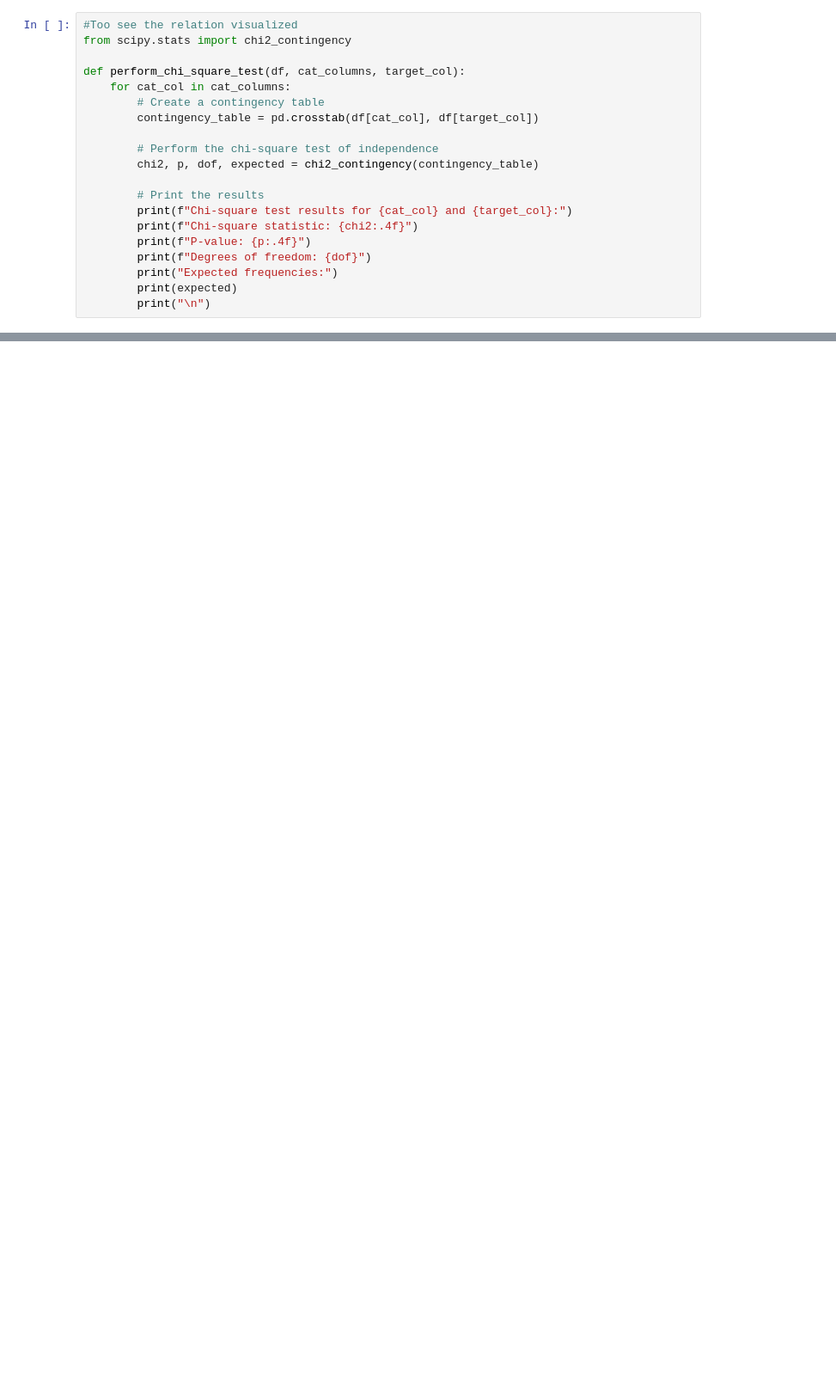
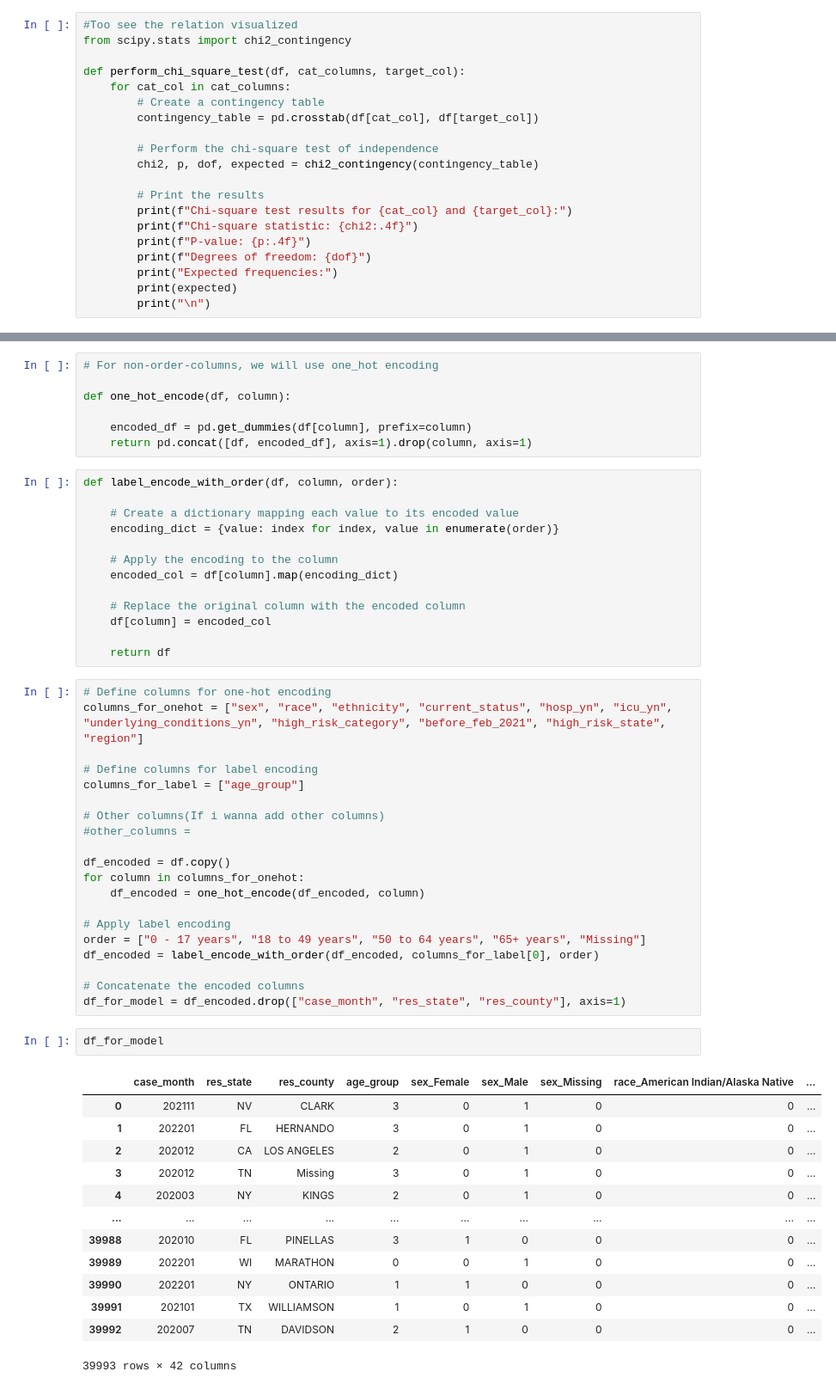
Before and after one commit to keyinb/data-analytics, a Jupyter notebook: 2022-Homework2-Notebook_shuya.ipynb, the cells around one changed output, grey strips where cells are left out. Shown: that part at 86% size. Saved outputs shown, nothing was run; the diff lists cells and outputs as text; blank space fills up the shorter version.

```diff
--- a/2022-Homework2-Notebook_shuya.ipynb
+++ b/2022-Homework2-Notebook_shuya.ipynb
@@ -529,0 +510,56 @@ Expected frequencies:
+# %%
+# For non-order-columns, we will use one_hot encoding
+
+def one_hot_encode(df, column):
+
+    encoded_df = pd.get_dummies(df[column], prefix=column)
+    return pd.concat([df, encoded_df], axis=1).drop(column, axis=1)
+# %%
+def label_encode_with_order(df, column, order):
+
+    # Create a dictionary mapping each value to its encoded value
+    encoding_dict = {value: index for index, value in enumerate(order)}
+
+    # Apply the encoding to the column
+    encoded_col = df[column].map(encoding_dict)
+
+    # Replace the original column with the encoded column
+    df[column] = encoded_col
+
+    return df
+# %%
+# Define columns for one-hot encoding
+columns_for_onehot = ["sex", "race", "ethnicity", "current_status", "hosp_yn", "icu_yn", "underlying_conditions_yn", "high_risk_category", "before_feb_2021", "high_risk_state", "region"]
+
+# Define columns for label encoding
+columns_for_label = ["age_group"]
+
+# Other columns(If i wanna add other columns)
+#other_columns =
+
+df_encoded = df.copy()
+for column in columns_for_onehot:
+    df_encoded = one_hot_encode(df_encoded, column)
+
+# Apply label encoding
+order = ["0 - 17 years", "18 to 49 years", "50 to 64 years", "65+ years", "Missing"]
+df_encoded = label_encode_with_order(df_encoded, columns_for_label[0], order)
+
+# Concatenate the encoded columns
+df_for_model = df_encoded.drop(["case_month", "res_state", "res_county"], axis=1)
+# %%
+df_for_model
+# %% [output]
+|  | case_month | res_state | res_county | age_group | sex_Female | sex_Male | sex_Missing | race_American Indian/Alaska Native | ... |
+| 0 | 202111 | NV | CLARK | 3 | 0 | 1 | 0 | 0 | ... |
+| 1 | 202201 | FL | HERNANDO | 3 | 0 | 1 | 0 | 0 | ... |
+| 2 | 202012 | CA | LOS ANGELES | 2 | 0 | 1 | 0 | 0 | ... |
+| 3 | 202012 | TN | Missing | 3 | 0 | 1 | 0 | 0 | ... |
+| 4 | 202003 | NY | KINGS | 2 | 0 | 1 | 0 | 0 | ... |
+| ... | ... | ... | ... | ... | ... | ... | ... | ... | ... |
+| 39988 | 202010 | FL | PINELLAS | 3 | 1 | 0 | 0 | 0 | ... |
+| 39989 | 202201 | WI | MARATHON | 0 | 0 | 1 | 0 | 0 | ... |
+| 39990 | 202201 | NY | ONTARIO | 1 | 1 | 0 | 0 | 0 | ... |
+| 39991 | 202101 | TX | WILLIAMSON | 1 | 0 | 1 | 0 | 0 | ... |
+| 39992 | 202007 | TN | DAVIDSON | 2 | 1 | 0 | 0 | 0 | ... |
+39993 rows × 42 columns
```
Also changed, not shown: parts of 6 cells of this notebook, 1 other file.
